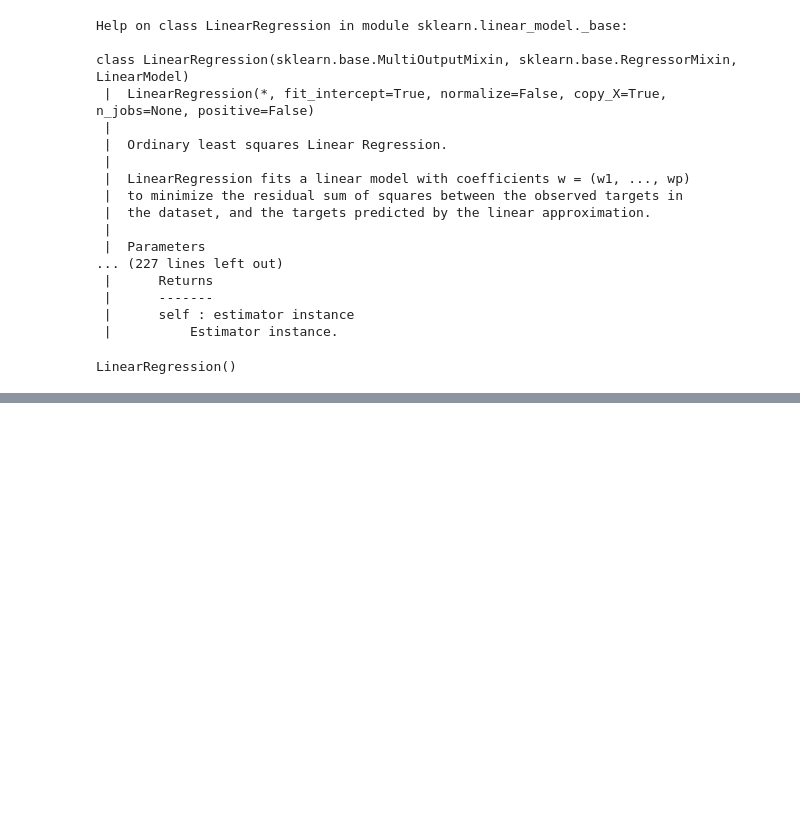
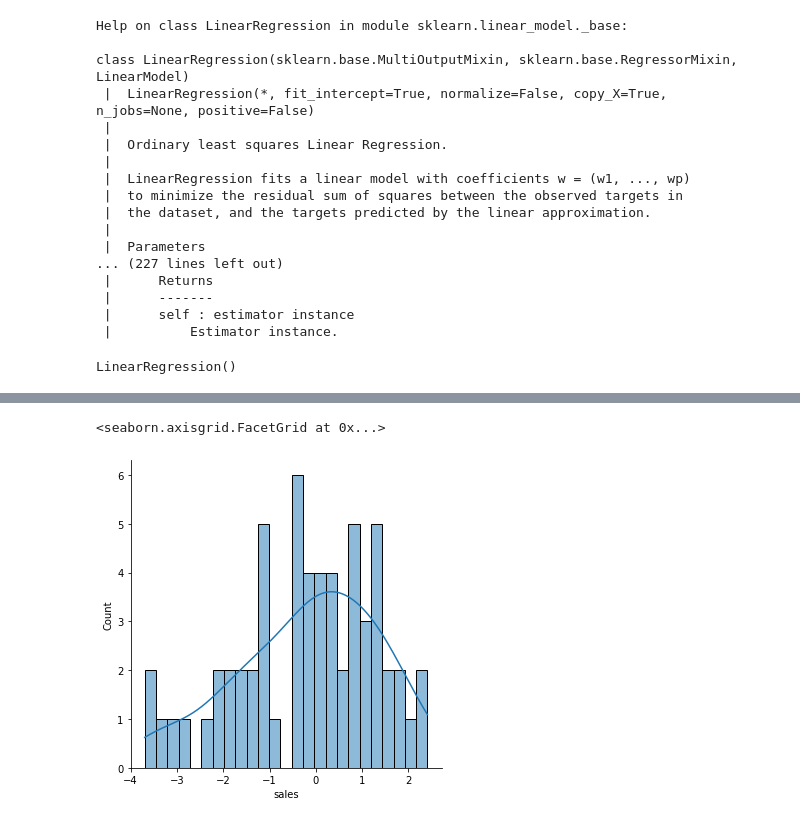
Before and after one commit to chestergarett/ml_pathway, a Jupyter notebook: linear_regression_101.ipynb, the cells around one changed output, grey strips where cells are left out. Saved outputs shown, nothing was run; the diff lists cells and outputs as text; code cells hidden in the pictures; blank space fills up the shorter version.

```diff
--- a/linear_regression_101.ipynb
+++ b/linear_regression_101.ipynb
@@ -186,0 +205,5 @@ array([15.74131332, 19.61062568, 11.44888935, 17.00819787,  9.17285676,
+# %%
+sns.displot(test_residuals,bins=25,kde=True)
+# %% [output]
+<seaborn.axisgrid.FacetGrid at 0x...>
+[figure, added]
```
Also changed, not shown: parts of 10 cells of this notebook.
